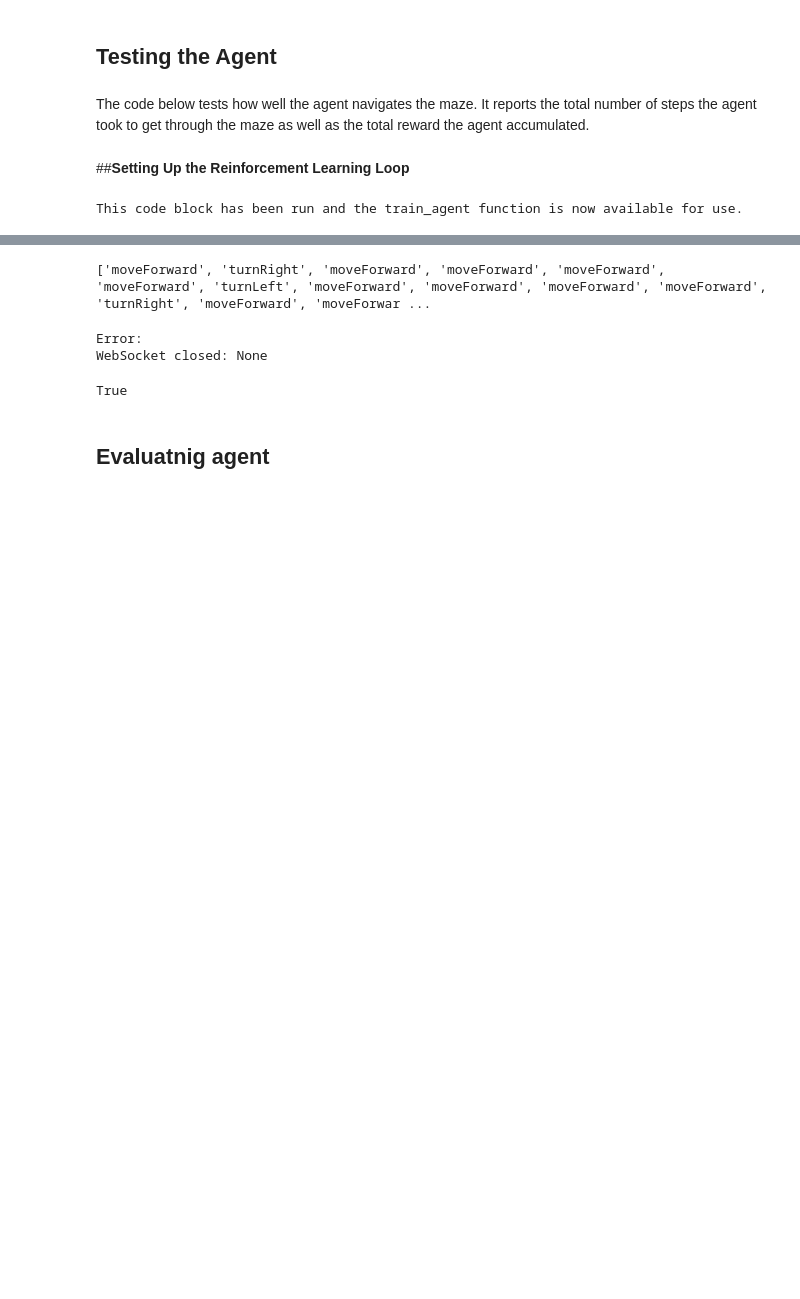
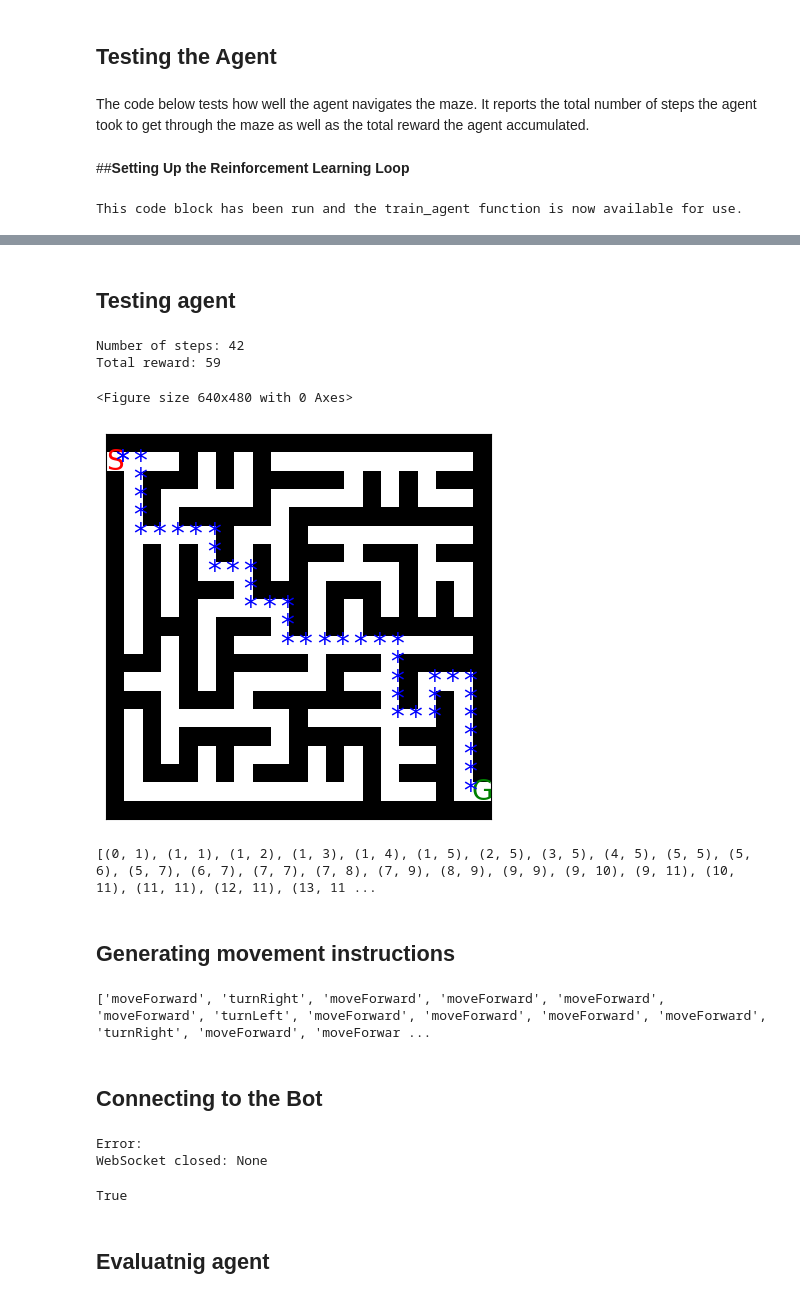
Before and after one commit to bharatramanaik/Maze-solver-bot, a Jupyter notebook: FinalMaze_gdrive.ipynb, the cells around one changed output, grey strips where cells are left out. Saved outputs shown, nothing was run; the diff lists cells and outputs as text; code cells hidden in the pictures; blank space fills up the shorter version.

```diff
--- a/FinalMaze_gdrive.ipynb
+++ b/FinalMaze_gdrive.ipynb
@@ -331,10 +311,20 @@ for iter in range(135, 200):
+# %% [markdown]
+## Testing agent
 # %%
-# Testing the agent after training
-# agent = QLearningAgent(maze)
-# agent.load_model('q_table1.pkl')
+agent = QLearningAgent(maze)
+agent.load_model('q_table.pkl')
+
 mypath, average_steps, average_reward =test_agent(agent, maze, num_episodes=100)
 # mypath.remove((0,1))
 print(mypath)
+# %% [output]
+Number of steps: 42
+Total reward: 59
+<Figure size 640x480 with 0 Axes>
+[figure, added]
+[(0, 1), (1, 1), (1, 2), (1, 3), (1, 4), (1, 5), (2, 5), (3, 5), (4, 5), (5, 5), (5, 6), (5, 7), (6, 7), (7, 7), (7, 8), (7, 9), (8, 9), (9, 9), (9, 10), (9, 11), (10, 11), (11, 11), (12, 11), (13, 11 ...
+# %% [markdown]
+## Generating movement instructions
 # %%
 def generate_movement_instructions(path):
 
@@ -381,6 +371,8 @@ with open('Path.txt','w') as file:
 print(instructions)
 # %% [output]
 ['moveForward', 'turnRight', 'moveForward', 'moveForward', 'moveForward', 'moveForward', 'turnLeft', 'moveForward', 'moveForward', 'moveForward', 'moveForward', 'turnRight', 'moveForward', 'moveForwar ...
+# %% [markdown]
+## Connecting to the Bot
 # %%
 import websocket
 import time
```
Also changed, not shown: parts of 10 cells of this notebook, 3 other files.
